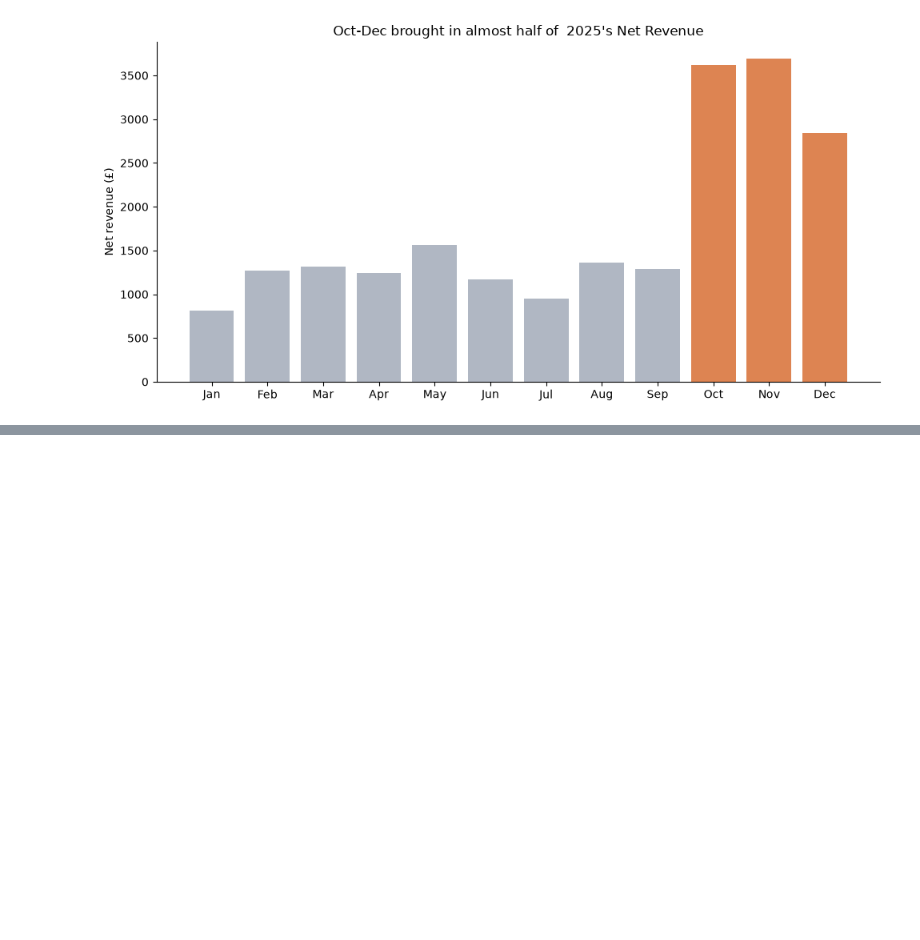
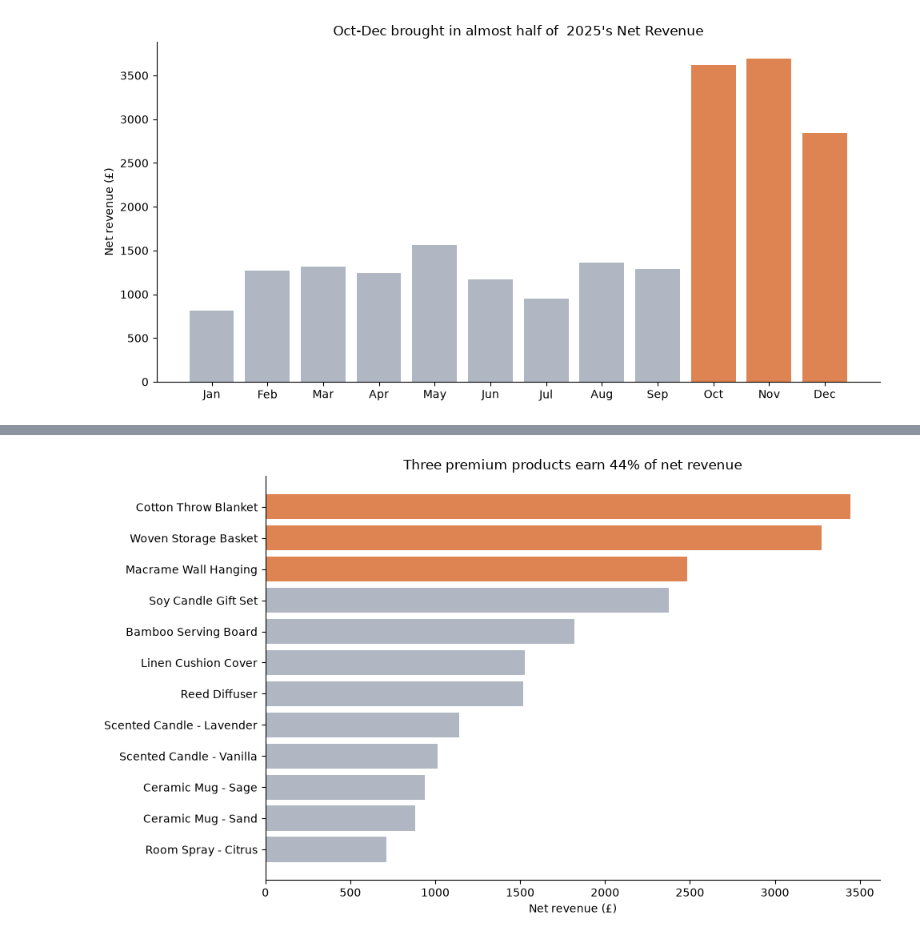
Before and after one commit to gritwellai-coder/job1-willow-wick-sales, a Jupyter notebook: notebooks/02_analysis.ipynb, the cells around one changed output, grey strips where cells are left out. Drawn from its saved outputs; the diff is of its cells as text; code cells hidden in the pictures; blank space fills up the shorter version.

Commit message:
Add product, category, region and channel analysis with product chart

```diff
--- a/notebooks/02_analysis.ipynb
+++ b/notebooks/02_analysis.ipynb
@@ -69,3 +69,12 @@ fig.savefig("../outputs/charts/01_monthly_revenue.png", dpi=150)
 plt.show()
 # %% [output]
 [figure]
+# %%
+products = (
+    df.groupby("product")["net_revenue"]
+    .sum()
+    .sort_values(ascending=False)
+    .round(2)
+)
+
+products
@@ -71,0 +126,18 @@ plt.show()
+# %%
+fig, ax = plt.subplots(figsize=(10,6))
+
+top3 = products.index[:3]
+colors = ["#DD8452" if p in top3 else "#B0B7C3" for p in products.index]
+
+ax.barh(products.index, products.values, color=colors)
+ax.invert_yaxis()
+
+ax.set_title("Three premium products earn 44% of net revenue")
+ax.set_xlabel("Net revenue (£)")
+ax.spines[["top", "right"]].set_visible(False)
+plt.tight_layout()
+
+fig.savefig("../outputs/charts/02_product_revenue.png", dpi=150)
+plt.show()
+# %% [output]
+[figure, added]
```
Also changed, not shown: parts of 6 cells of this notebook, 1 other file.
